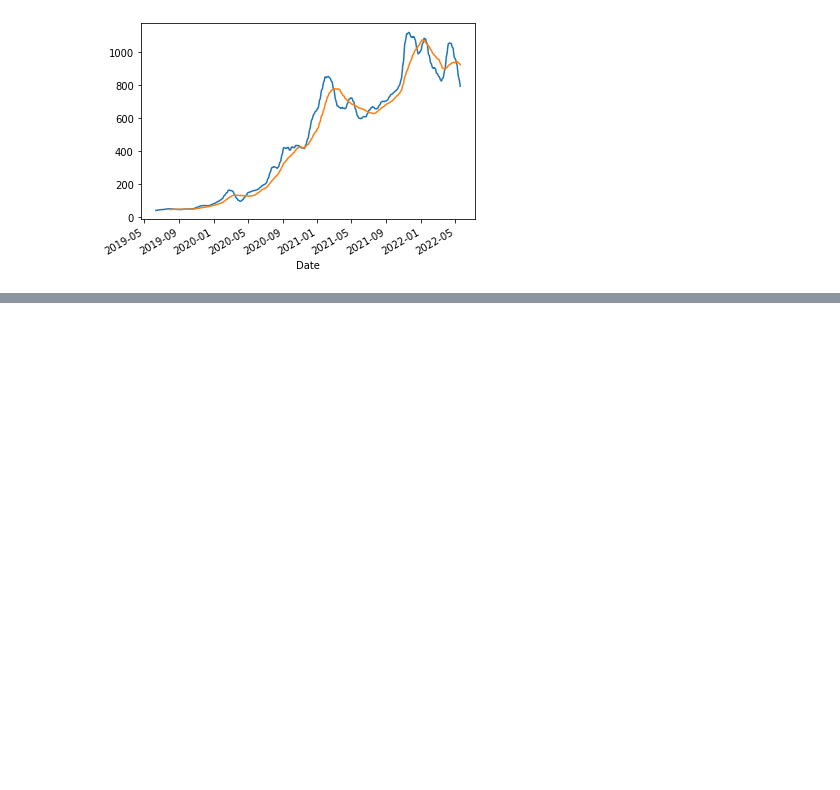
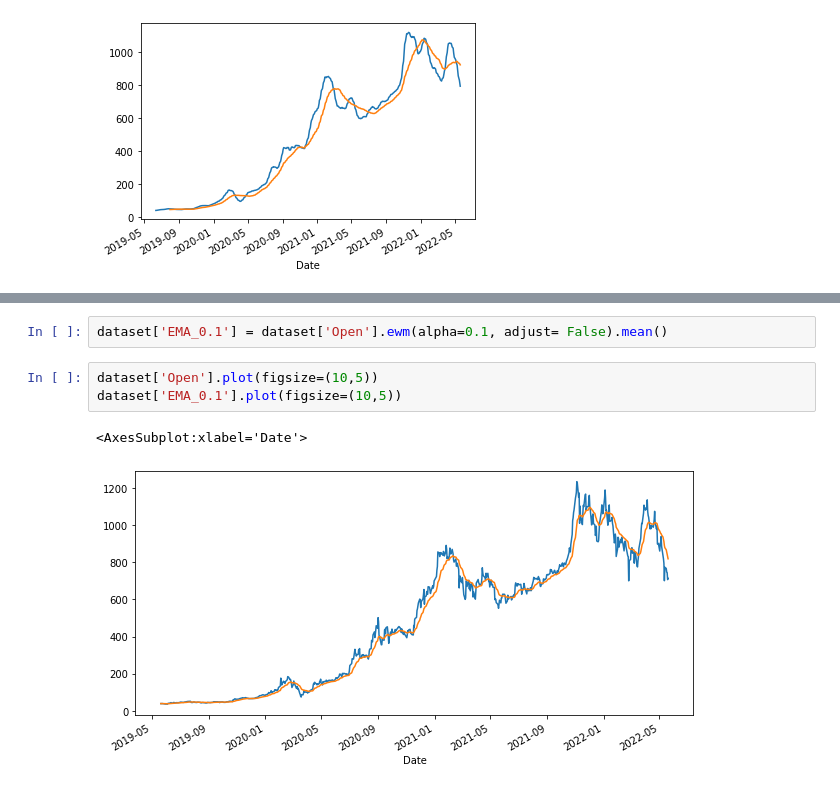
Before and after one commit to VaskarO/Time-series-analysis-and-forecasting, a Jupyter notebook: EDA_for_time_series_data.ipynb, the cells around one changed output, grey strips where cells are left out. Cells and saved outputs as stored; diff of their text form; blank space fills up the shorter version.

```diff
--- a/EDA_for_time_series_data.ipynb
+++ b/EDA_for_time_series_data.ipynb
@@ -221,0 +228,8 @@ dataset['Close'].rolling(50).mean().plot()
+# %%
+dataset['EMA_0.1'] = dataset['Open'].ewm(alpha=0.1, adjust= False).mean()
+# %%
+dataset['Open'].plot(figsize=(10,5))
+dataset['EMA_0.1'].plot(figsize=(10,5))
+# %% [output]
+<AxesSubplot:xlabel='Date'>
+[figure, added]
```
Also changed, not shown: parts of 5 cells of this notebook, 1 other file.
